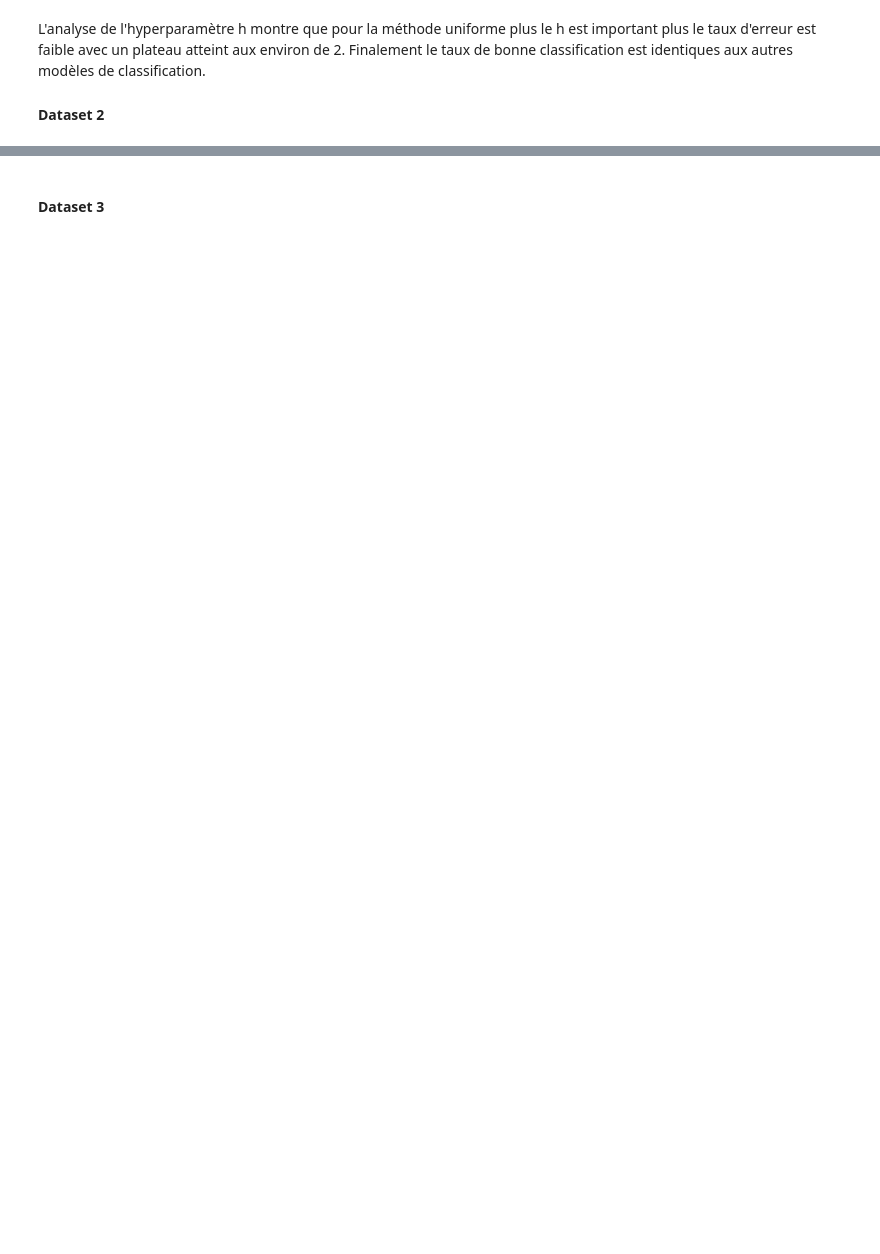
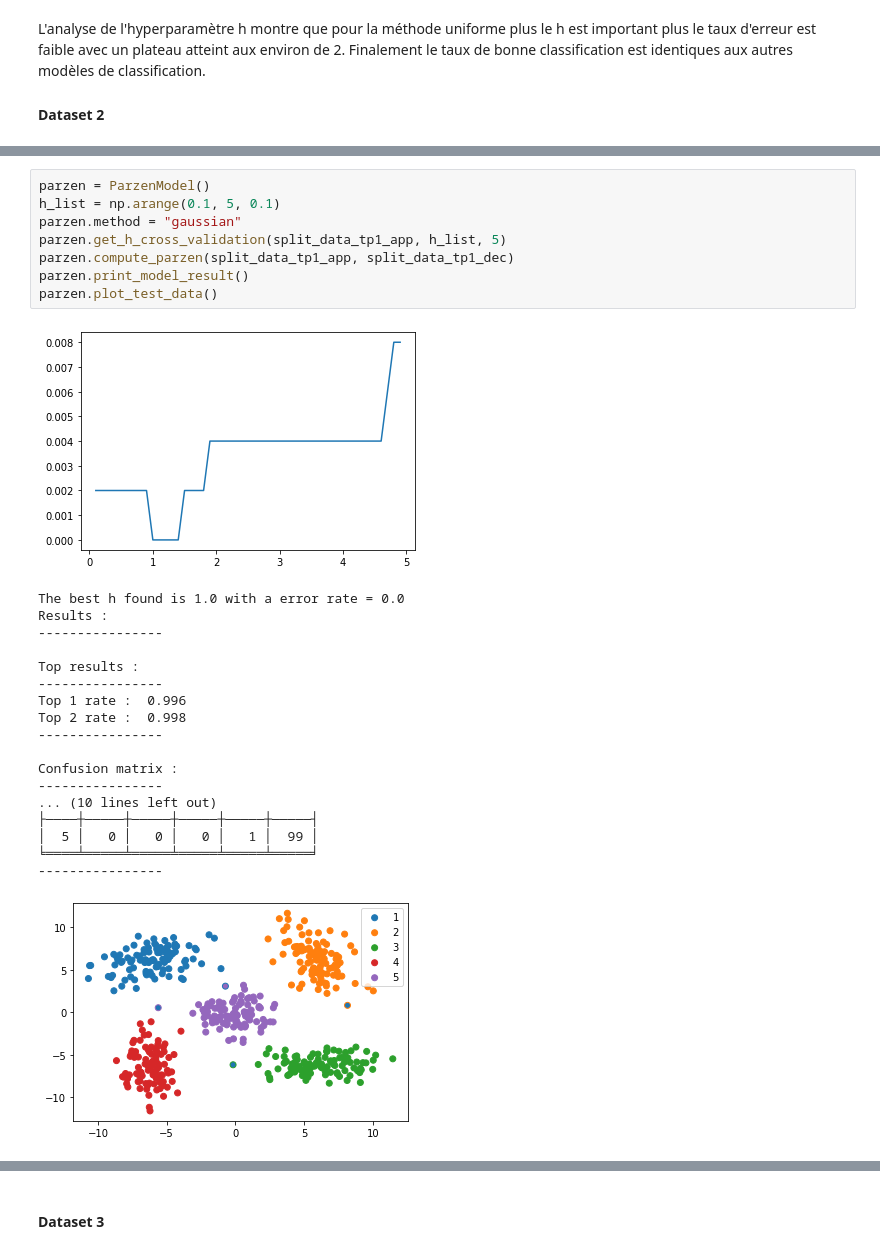
Before and after one commit to RudolphDev/machine_learning, a Jupyter notebook: analysis.ipynb, the cells around one changed output, grey strips where cells are left out. Saved outputs shown, nothing was run; the diff lists cells and outputs as text; blank space fills up the shorter version.

```diff
--- a/analysis.ipynb
+++ b/analysis.ipynb
@@ -250,0 +328,28 @@ L'analyse de l'hyperparamètre h montre que pour la méthode uniforme plus le h
+# %%
+parzen = ParzenModel()
+h_list = np.arange(0.1, 5, 0.1)
+parzen.method = "gaussian"
+parzen.get_h_cross_validation(split_data_tp1_app, h_list, 5)
+parzen.compute_parzen(split_data_tp1_app, split_data_tp1_dec)
+parzen.print_model_result()
+parzen.plot_test_data()
+# %% [output]
+[figure, added]
+The best h found is 1.0 with a error rate = 0.0
+Results :
+----------------
+
+Top results :
+----------------
+Top 1 rate :  0.996
+Top 2 rate :  0.998
+----------------
+
+Confusion matrix :
+----------------
+... (10 lines left out)
+├────┼─────┼─────┼─────┼─────┼─────┤
+│  5 │   0 │   0 │   0 │   1 │  99 │
+╘════╧═════╧═════╧═════╧═════╧═════╛
+----------------
+[figure, added]
```
Also changed, not shown: parts of 10 cells of this notebook, 1 other file.
